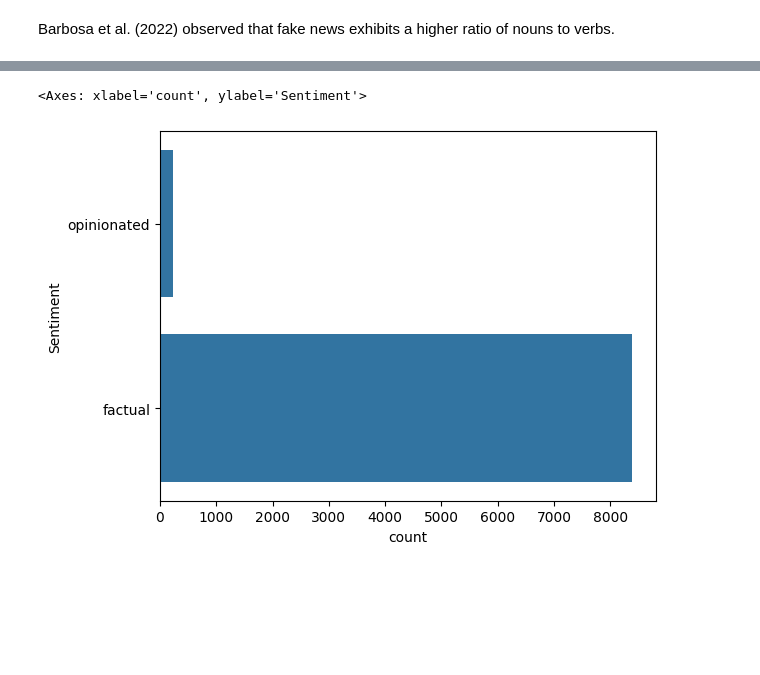
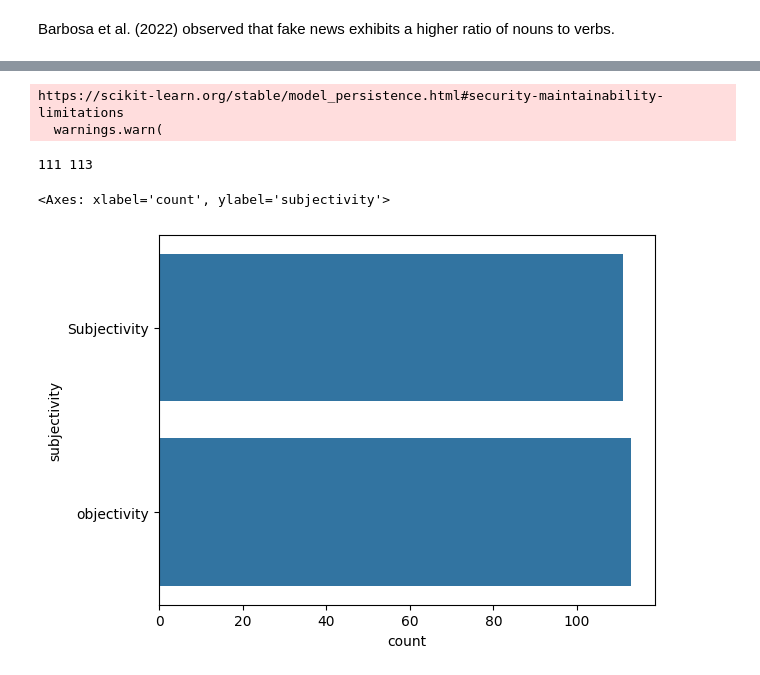
Before and after one commit to MugaRay/Data_gathering-, a Jupyter notebook: sentiment_anaysis.ipynb, the cells around one changed output, grey strips where cells are left out. Cells and saved outputs as stored; diff of their text form; code cells hidden in the pictures; blank space fills up the shorter version.

```diff
--- a/sentiment_anaysis.ipynb
+++ b/sentiment_anaysis.ipynb
@@ -142,12 +95,24 @@ sns.barplot(sentDataFrame, x="count", y="Sentiment")
-# %%
-# trying to get the shubjectiviety of the words
-words_subjective_list = get_subjectivity_list(filtered_words)
-
-subjective = len(list(sentFilter("opinionated", words_subjective_list)))
-factual = len(list(sentFilter("factual", words_subjective_list)))
-
-sentDataFrame = pd.DataFrame(zip([subjective, factual], ["opinionated", "factual"]), columns=["count", "Sentiment"])
-sns.barplot(sentDataFrame, x="count", y="Sentiment")
-# %% [output]
-<Axes: xlabel='count', ylabel='Sentiment'>
-[figure, removed]
+# %%
+from setfit import SetFitModel
+
+model = SetFitModel.from_pretrained("SOUMYADEEPSAR/SetFit_SubjectivityDetection")
+# %% [output]
+https://scikit-learn.org/stable/model_persistence.html#security-maintainability-limitations
+  warnings.warn(
+# %%
+subjectivivty_list = []
+
+for i in media_list:
+    subjectivivty_list.append(model(i))
+
+subj = len(list(sentFilter("SUBJ", subjectivivty_list)))
+obj = len(list(sentFilter("OBJ", subjectivivty_list)))
+
+print(subj, obj)
+
+sentDataFrame = pd.DataFrame(zip([subj, obj], ["Subjectivity", "objectivity"]), columns=["count", "subjectivity"])
+sns.barplot(sentDataFrame, x="count", y="subjectivity")
+# %% [output]
+111 113
+<Axes: xlabel='count', ylabel='subjectivity'>
+[figure, added]
```
Also changed, not shown: parts of 9 cells of this notebook.
